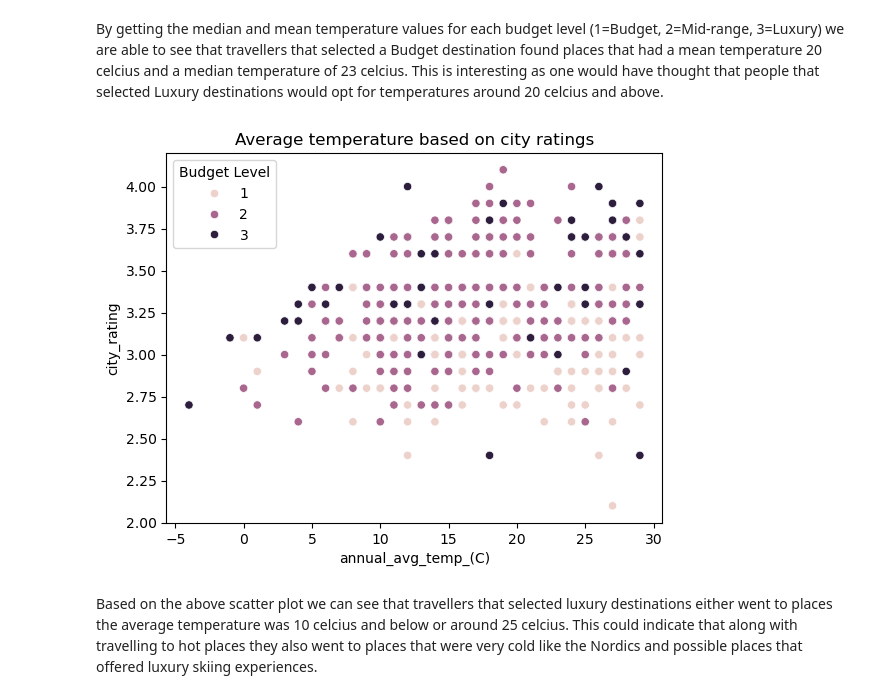
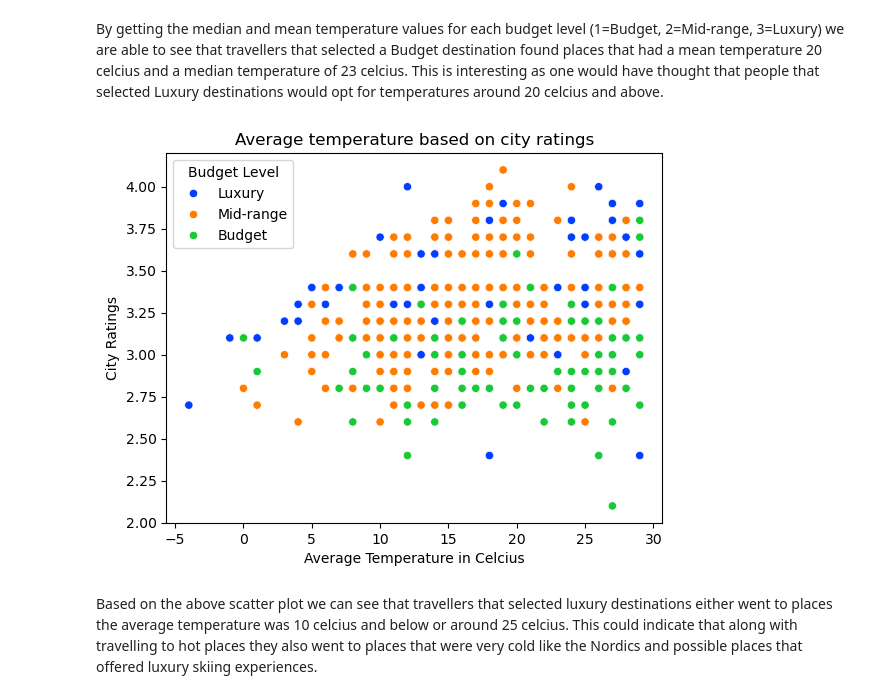
Before and after one commit to renewedspirit/Worldwide_Travel_Analysis, a Jupyter notebook: jupyter_notebooks/wtc_analysis.ipynb, the cells around one changed output. Cells and saved outputs as stored; diff of their text form; code cells hidden in the pictures.

Commit message:
Correct code to scatterplot and added world map

```diff
--- a/jupyter_notebooks/wtc_analysis.ipynb
+++ b/jupyter_notebooks/wtc_analysis.ipynb
@@ -337,19 +335,24 @@ Name: annual_avg_temp_(C), dtype: float64
 # %% [markdown]
 By getting the median and mean temperature values for each budget level (1=Budget, 2=Mid-range, 3=Luxury) we are able to see that travellers that selected a Budget destination found places that had a mean temperature 20 celcius and a median temperature of 23 celcius. This is interesting as one would have thought that people that selected Luxury destinations would opt for temperatures around 20 celcius and above.
 # %%
+
+# Scatterplot to see whether the luxury budget destination occur around the higher temperatures
 sns.scatterplot(
     x="annual_avg_temp_(C)",
     y="city_rating",
-    hue="budget_level",
+    hue="budget_level_label",
+    palette="bright",
     data=df,
     legend=True
 )
+plt.legend(title='Budget Level', loc='upper left') # setting the title for the legend and setting it on the top left of the graph
 plt.title("Average temperature based on city ratings")
-plt.legend(title='Budget Level')
-# plt.savefig('avg_temp_city_rating_scatter')
+plt.xlabel("Average Temperature in Celcius")
+plt.ylabel("City Ratings")
+plt.savefig('avg_temp_city_rating_scatter')
 plt.show()
 # %% [output]
-[figure, old version]
+[figure, new version]
 # %% [markdown]
 Based on the above scatter plot we can see that travellers that selected luxury destinations either went to places the average temperature was 10 celcius and below or around 25 celcius. This could indicate that along with travelling to hot places they also went to places that were very cold like the Nordics and possible places that offered luxury skiing experiences.
 # %%
```
Also changed, not shown: parts of 5 cells of this notebook, 2 other files.
